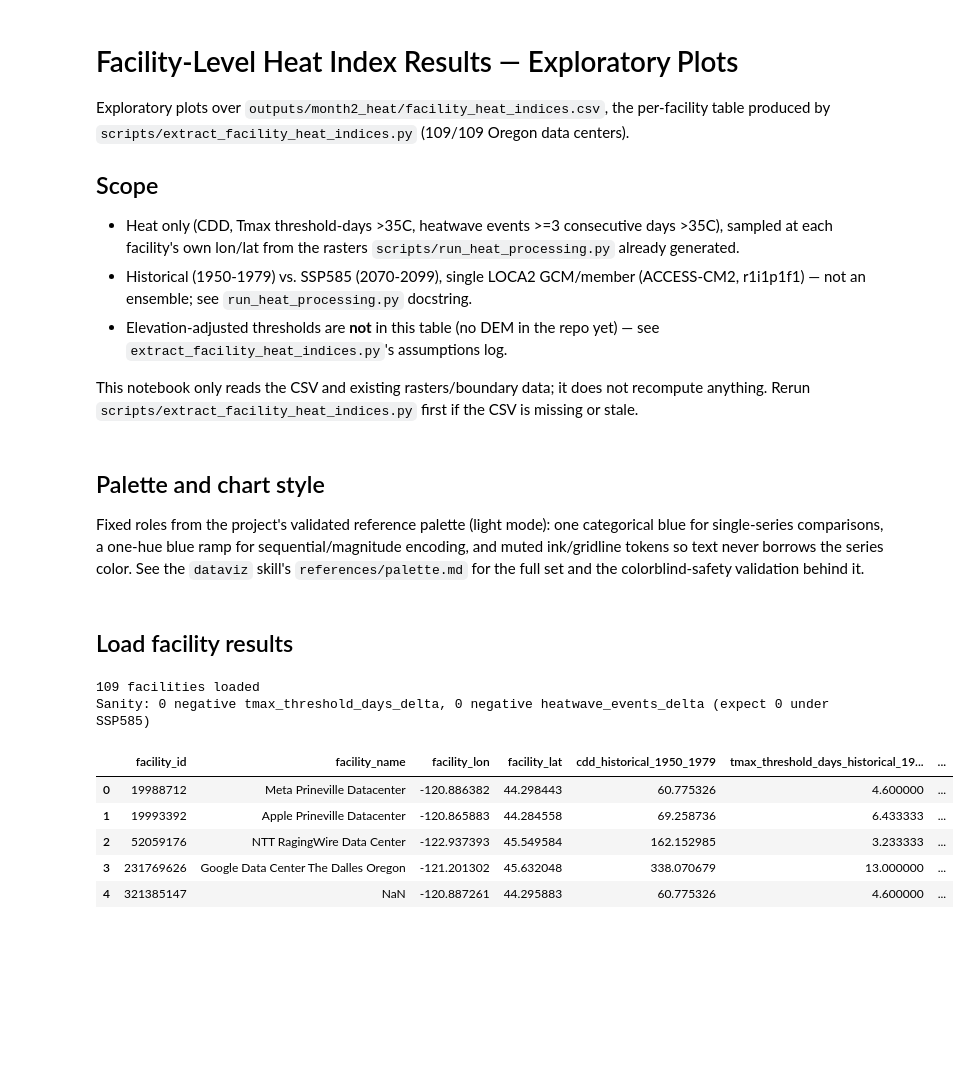
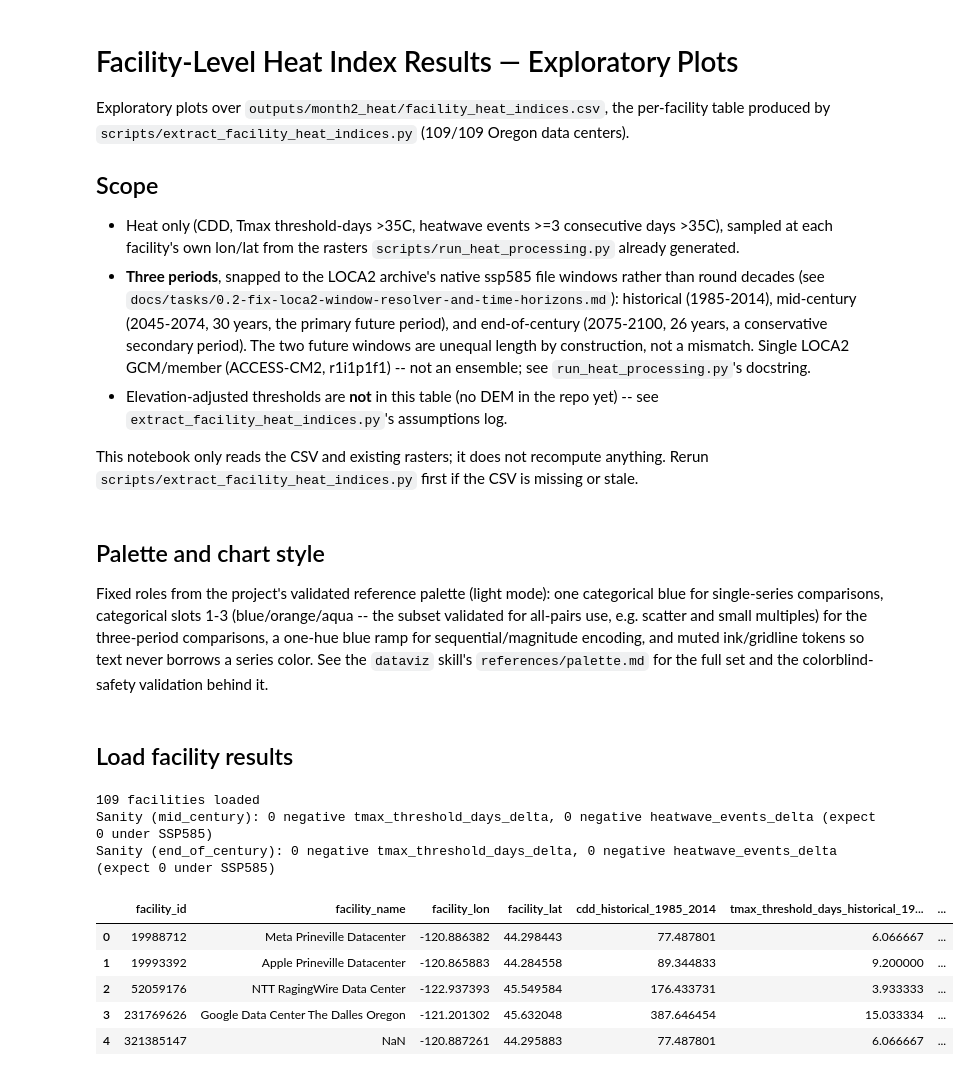
Before and after one commit to lauraqueen411/data-center-climate-risk, a Jupyter notebook: notebooks/facility_heat_indices_explore.ipynb, the cells around one changed output. Saved outputs shown, nothing was run; the diff lists cells and outputs as text; code cells hidden in the pictures; blank space fills up the shorter version.

```diff
--- a/notebooks/facility_heat_indices_explore.ipynb
+++ b/notebooks/facility_heat_indices_explore.ipynb
@@ -9,15 +9,20 @@ per-facility table produced by `scripts/extract_facility_heat_indices.py`
 - Heat only (CDD, Tmax threshold-days >35C, heatwave events >=3 consecutive
   days >35C), sampled at each facility's own lon/lat from the rasters
   `scripts/run_heat_processing.py` already generated.
-- Historical (1950-1979) vs. SSP585 (2070-2099), single LOCA2 GCM/member
-  (ACCESS-CM2, r1i1p1f1) — not an ensemble; see `run_heat_processing.py`
-  docstring.
+- **Three periods**, snapped to the LOCA2 archive's native ssp585 file
+  windows rather than round decades (see
+  `docs/tasks/0.2-fix-loca2-window-resolver-and-time-horizons.md`):
+  historical (1985-2014), mid-century (2045-2074, 30 years, the primary
+  future period), and end-of-century (2075-2100, 26 years, a conservative
+  secondary period). The two future windows are unequal length by
+  construction, not a mismatch. Single LOCA2 GCM/member (ACCESS-CM2,
+  r1i1p1f1) -- not an ensemble; see `run_heat_processing.py`'s docstring.
 - Elevation-adjusted thresholds are **not** in this table (no DEM in the repo
-  yet) — see `extract_facility_heat_indices.py`'s assumptions log.
+  yet) -- see `extract_facility_heat_indices.py`'s assumptions log.
 
-This notebook only reads the CSV and existing rasters/boundary data; it does
-not recompute anything. Rerun `scripts/extract_facility_heat_indices.py`
-first if the CSV is missing or stale.
+This notebook only reads the CSV and existing rasters; it does not recompute
+anything. Rerun `scripts/extract_facility_heat_indices.py` first if the CSV
+is missing or stale.
 # %%
 from pathlib import Path
 
@@ -38,9 +40,11 @@ WBD_GDB = ROOT / 'data' / 'watershed_boundaries' / 'WBD_National_GDB.gdb'
 ## Palette and chart style
 
 Fixed roles from the project's validated reference palette (light mode):
-one categorical blue for single-series comparisons, a one-hue blue ramp for
-sequential/magnitude encoding, and muted ink/gridline tokens so text never
-borrows the series color. See the `dataviz` skill's `references/palette.md`
+one categorical blue for single-series comparisons, categorical slots 1-3
+(blue/orange/aqua -- the subset validated for all-pairs use, e.g. scatter
+and small multiples) for the three-period comparisons, a one-hue blue ramp
+for sequential/magnitude encoding, and muted ink/gridline tokens so text
+never borrows a series color. See the `dataviz` skill's `references/palette.md`
 for the full set and the colorblind-safety validation behind it.
 # %%
 # Reference palette (light mode) -- see dataviz skill references/palette.md
@@ -49,8 +53,25 @@ INK_SECONDARY = '#52514e'
 INK_MUTED = '#898781'
 GRIDLINE = '#e1e0d9'
 AXIS_LINE = '#c3c2b7'
-SERIES_BLUE = '#2a78d6'      # categorical slot 1 -- single-series marks
-SERIES_ORANGE = '#eb6834'    # categorical slot 2 -- used only where a 2nd series is real
+SERIES_BLUE = '#2a78d6'      # categorical slot 1 -- single-series marks, historical period
+SERIES_ORANGE = '#eb6834'    # categorical slot 2 -- mid-century period
+SERIES_AQUA = '#1baf7a'      # categorical slot 3 -- end-of-century period
+
+PERIOD_COLORS = {
+    'mid_century': SERIES_ORANGE,
+    'end_of_century': SERIES_AQUA,
+}
+PERIOD_LABELS = {
+    'historical': 'Historical (1985-2014)',
+    'mid_century': 'Mid-century (2045-2074)',
+    'end_of_century': 'End-of-century (2075-2100)',
+}
+PERIOD_COLUMN_SUFFIX = {
+    'historical': 'historical_1985_2014',
+    'mid_century': 'ssp585_2045_2074',
+    'end_of_century': 'ssp585_2075_2100',
+}
+FUTURE_PERIODS = ['mid_century', 'end_of_century']
 
 # Sequential one-hue blue ramp, light (near-zero) -> dark (high magnitude)
 SEQUENTIAL_BLUE_STEPS = [
@@ -79,28 +100,31 @@ plt.rcParams.update({
 # %%
 if not FACILITY_CSV.exists():
     raise FileNotFoundError(
         f'{FACILITY_CSV} not found -- run scripts/extract_facility_heat_indices.py first.'
     )
 
 facilities = pd.read_csv(FACILITY_CSV)
 facilities['facility_label'] = facilities['facility_name'].fillna(
     'Unnamed (ID ' + facilities['facility_id'].astype(str) + ')'
 )
 
 print(f'{len(facilities)} facilities loaded')
-neg_days = int((facilities['tmax_threshold_days_delta'] < 0).sum())
-neg_events = int((facilities['heatwave_events_delta'] < 0).sum())
-print(f'Sanity: {neg_days} negative tmax_threshold_days_delta, {neg_events} negative heatwave_events_delta (expect 0 under SSP585)')
+for period_key in FUTURE_PERIODS:
+    neg_days = int((facilities[f'tmax_threshold_days_{period_key}_delta'] < 0).sum())
+    neg_events = int((facilities[f'heatwave_events_{period_key}_delta'] < 0).sum())
+    print(f'Sanity ({period_key}): {neg_days} negative tmax_threshold_days_delta, '
+          f'{neg_events} negative heatwave_events_delta (expect 0 under SSP585)')
 facilities.head()
 # %% [output]
 109 facilities loaded
-Sanity: 0 negative tmax_threshold_days_delta, 0 negative heatwave_events_delta (expect 0 under SSP585)
+Sanity (mid_century): 0 negative tmax_threshold_days_delta, 0 negative heatwave_events_delta (expect 0 under SSP585)
+Sanity (end_of_century): 0 negative tmax_threshold_days_delta, 0 negative heatwave_events_delta (expect 0 under SSP585)
-|  | facility_id | facility_name | facility_lon | facility_lat | cdd_historical_1950_1979 | tmax_threshold_days_historical_19... | ... |
-| 0 | 19988712 | Meta Prineville Datacenter | -120.886382 | 44.298443 | 60.775326 | 4.600000 | ... |
-| 1 | 19993392 | Apple Prineville Datacenter | -120.865883 | 44.284558 | 69.258736 | 6.433333 | ... |
-| 2 | 52059176 | NTT RagingWire Data Center | -122.937393 | 45.549584 | 162.152985 | 3.233333 | ... |
-| 3 | 231769626 | Google Data Center The Dalles Oregon | -121.201302 | 45.632048 | 338.070679 | 13.000000 | ... |
-| 4 | 321385147 | NaN | -120.887261 | 44.295883 | 60.775326 | 4.600000 | ... |
+|  | facility_id | facility_name | facility_lon | facility_lat | cdd_historical_1985_2014 | tmax_threshold_days_historical_19... | ... |
+| 0 | 19988712 | Meta Prineville Datacenter | -120.886382 | 44.298443 | 77.487801 | 6.066667 | ... |
+| 1 | 19993392 | Apple Prineville Datacenter | -120.865883 | 44.284558 | 89.344833 | 9.200000 | ... |
+| 2 | 52059176 | NTT RagingWire Data Center | -122.937393 | 45.549584 | 176.433731 | 3.933333 | ... |
+| 3 | 231769626 | Google Data Center The Dalles Oregon | -121.201302 | 45.632048 | 387.646454 | 15.033334 | ... |
+| 4 | 321385147 | NaN | -120.887261 | 44.295883 | 77.487801 | 6.066667 | ... |
 # %% [markdown]
 ## Historical vs. future, per facility
 
```
Also changed, not shown: parts of 10 cells of this notebook, 1 other file.
